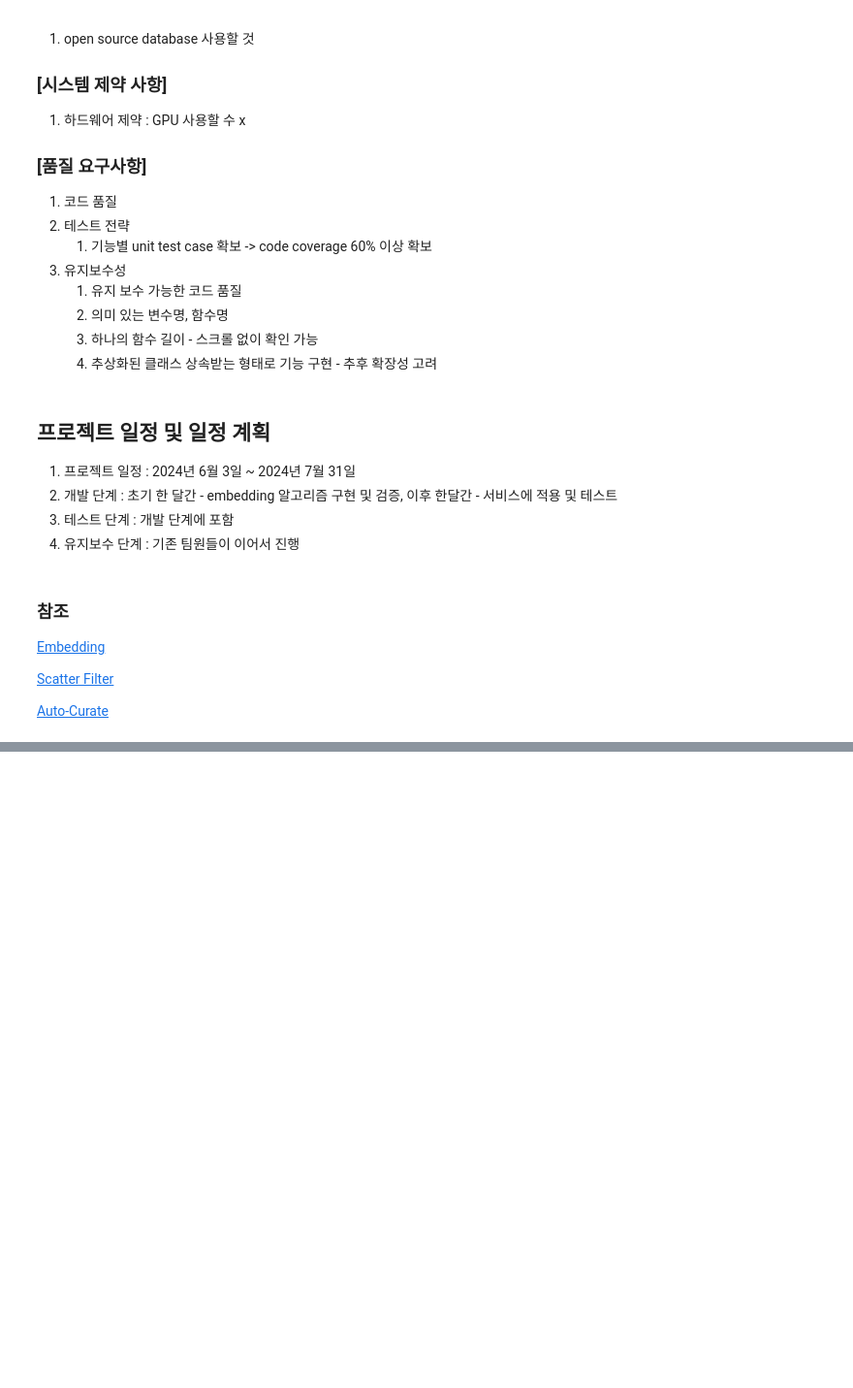
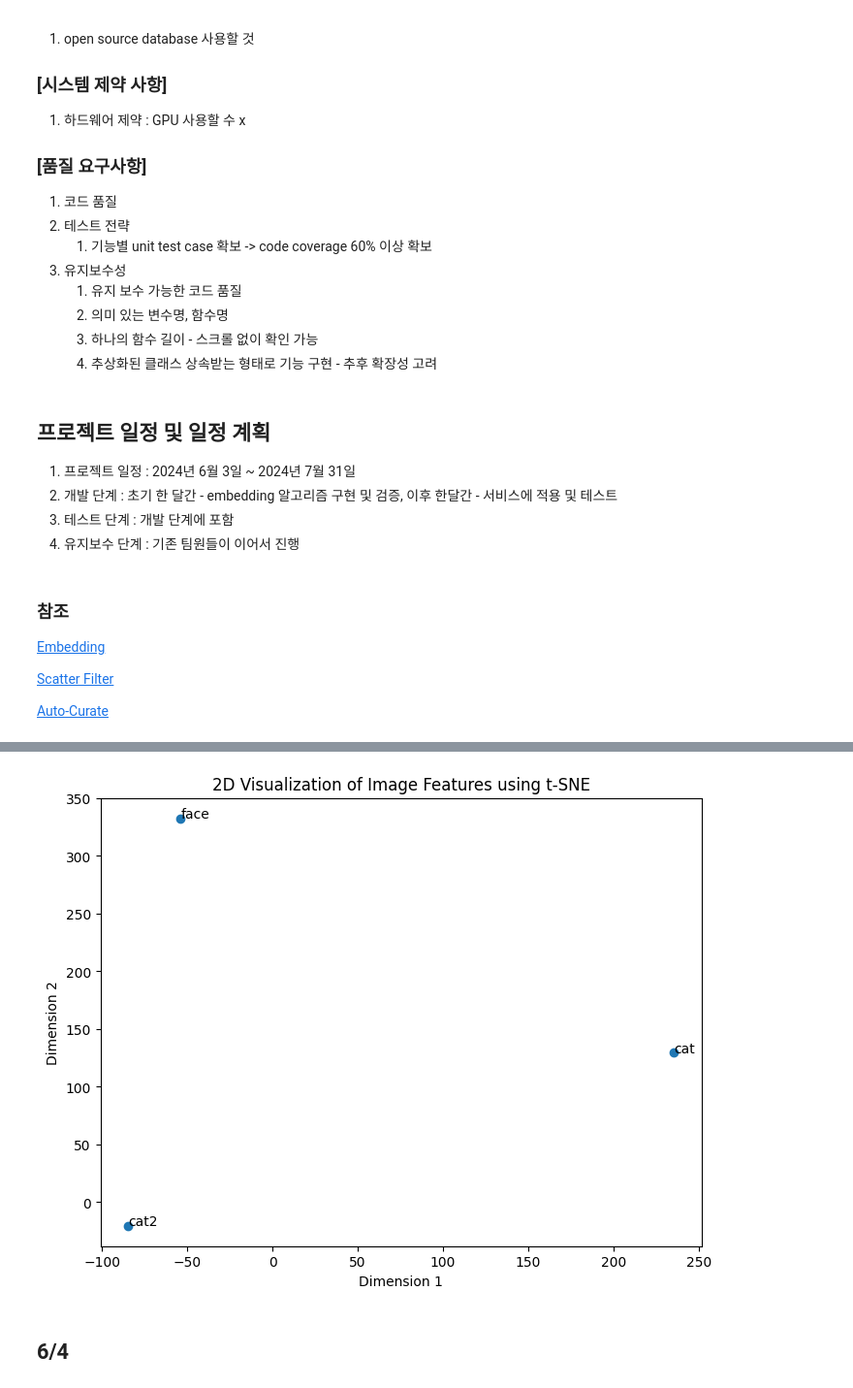
Before and after one commit to Hyeonjha/AIV_ImageEmbedding, a Jupyter notebook: AIVproject.ipynb, the cells around one changed output, grey strips where cells are left out. Shown: that part at 97% size. Saved outputs shown, nothing was run; the diff lists cells and outputs as text; code cells hidden in the pictures; blank space fills up the shorter version.

```diff
--- a/AIVproject.ipynb
+++ b/AIVproject.ipynb
@@ -60,0 +105,77 @@
+# %%
+import matplotlib.pyplot as plt
+from sklearn.manifold import TSNE
+
+# t-SNE를 사용한 2D 시각화
+tsne = TSNE(n_components=2, random_state=0)
+tsne_results = tsne.fit_transform(image_features)
+
+plt.figure(figsize=(8, 6))
+plt.scatter(tsne_results[:, 0], tsne_results[:, 1])
+for i, txt in enumerate(['image1', 'image2', 'image3']):
+    plt.annotate(txt, (tsne_results[i, 0], tsne_results[i, 1]))
+plt.show()
+# %%
+import ssl
+ssl._create_default_https_context = ssl._create_unverified_context
+
+from tensorflow.keras.applications.efficientnet import EfficientNetB0, preprocess_input
+from tensorflow.keras.preprocessing import image
+from tensorflow.keras.models import Model
+import numpy as np
+import faiss
+from sklearn.manifold import TSNE
+import matplotlib.pyplot as plt
+from sklearn.metrics.pairwise import cosine_similarity
+
+# 사전 학습된 EfficientNetB0 모델 불러오기 (마지막 레이어를 제거하여 feature extractor로 사용)
+base_model = EfficientNetB0(weights='imagenet')
+model = Model(inputs=base_model.input, outputs=base_model.get_layer('top_activation').output)
+
+def extract_features(img_path):
+    img = image.load_img(img_path, target_size=(224, 224))
+    img_data = image.img_to_array(img)
+    img_data = np.expand_dims(img_data, axis=0)
+    img_data = preprocess_input(img_data)
+
+    features = model.predict(img_data)
+    return features.flatten()
+
+# 예제 이미지들의 feature 벡터
+image_features = np.array([
+    extract_features('test_images/face.jpg'),
+    extract_features('test_images/face2.jpg'),
+    extract_features('test_images/catdog.jpg')
+])
+
+# FAISS 인덱스 생성 및 feature 벡터 추가
+d = image_features.shape[1]  # feature 벡터의 차원 수
+index = faiss.IndexFlatL2(d)  # L2 거리 기반의 인덱스
+index.add(image_features)  # feature 벡터를 인덱스에 추가
+
+# 검색할 쿼리 벡터 (예시로 첫 번째 이미지 사용)
+query_vector = image_features[0].reshape(1, -1)
+
+# 가장 유사한 이미지 검색
+k = 3  # 검색할 이미지 개수
+distances, indices = index.search(query_vector, k)
+
+print("Indices of most similar images:", indices)
+print("Distances to most similar images:", distances)
+
+# t-SNE를 사용한 2D 시각화
+tsne = TSNE(n_components=2, perplexity=2, random_state=0)  # perplexity를 2로 설정
+tsne_results = tsne.fit_transform(image_features)
+
+# 시각화를 위한 이미지 이름 리스트
+image_names = ['cat', 'face', 'cat2']
+
+plt.figure(figsize=(8, 6))
+plt.scatter(tsne_results[:, 0], tsne_results[:, 1])
+for i, txt in enumerate(image_names):
+    plt.annotate(txt, (tsne_results[i, 0], tsne_results[i, 1]))
+plt.xlabel('Dimension 1')
+plt.ylabel('Dimension 2')
+plt.title('2D Visualization of Image Features using t-SNE')
+plt.show()
+# %% [output]
@@ -60,0 +188,3 @@
+[figure, added]
+# %% [markdown]
+## 6/4
```
Also changed, not shown: parts of 5 cells of this notebook, 8 other files.
